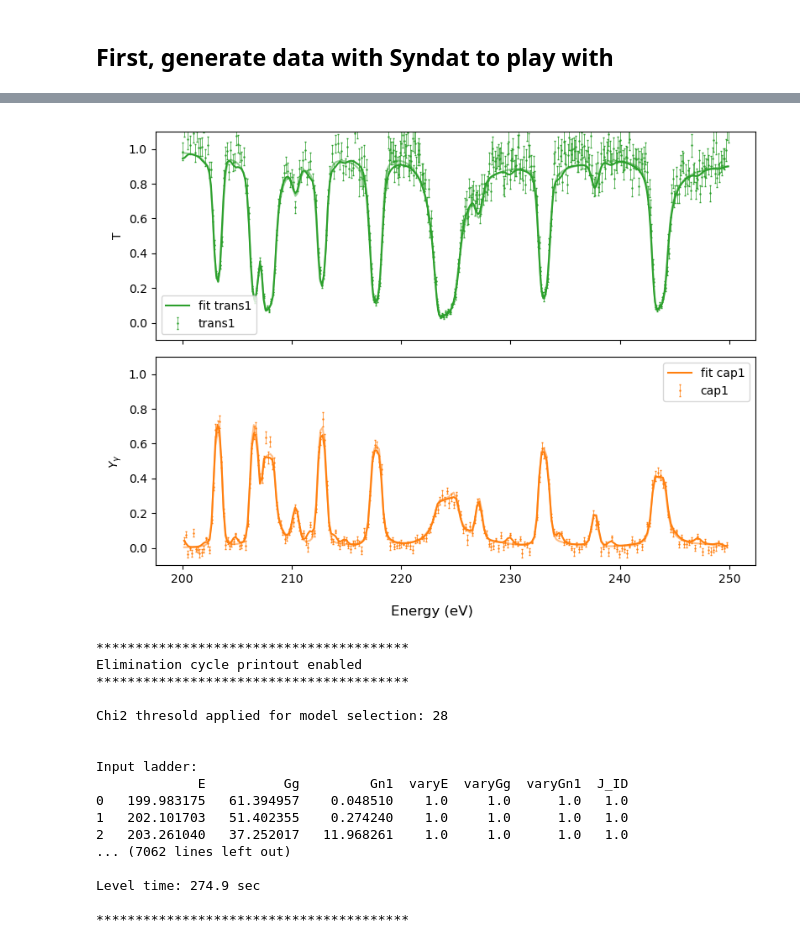
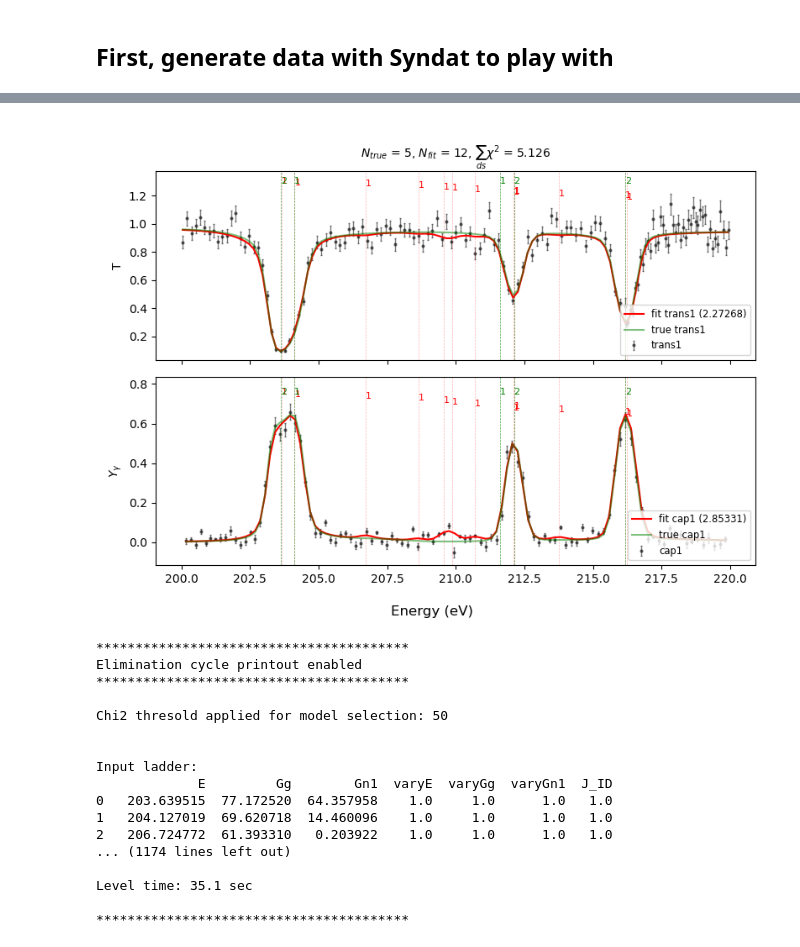
Before and after one commit to Naww137/ATARI, a Jupyter notebook: examples/AutoFit.ipynb, the cells around one changed output, grey strips where cells are left out. Drawn from its saved outputs; the diff is of its cells as text; code cells hidden in the pictures.

```diff
--- a/examples/AutoFit.ipynb
+++ b/examples/AutoFit.ipynb
@@ -192,8 +334,11 @@ sammy_rto_fit = sammy_classes.SammyRunTimeOptions('/Users/noahwalton/gitlab/samm
                                          })
 
 
-options = InitialFBOPT(Gn_threshold=1e-2,
-                       iterations=0)
+options = InitialFBOPT(Gn_threshold=1e-1,
+                       iterations=3,
+                       LevMarV0=0.05,
+                       fit_all_spin_groups=False,
+                       spin_group_keys = ['3.0'])
 autofit_initial = InitialFB(options)
 # %%
 outs = autofit_initial.fit(Ta_pair,
@@ -244,11 +373,18 @@ final_fb_output.pw_post[0]
-# %%
-fig = plot(datasets, experiments, fits=final_fb_output.pw_post, priors=[], true=datasets)
-ax = fig.get_axes()
-# ax[1].plot(final_fb_output.pw_post[0].E,np.flipud(final_fb_output.pw_post[0].theo_xs), 'k')
-
-# fig.tight_layout()
-# %% [output]
-[figure, removed]
+# %%
+fig = plot_datafits(datasets, experiments,
+    fits=final_fb_output.pw_post,
+    fits_chi2=final_fb_output.chi2n_post,
+    priors=[], priors_chi2=[],
+    true=datasets, true_chi2=[],
+    true_pars = true_ladder,
+    prior_pars = pd.DataFrame(),
+    fit_pars = final_fb_output.par_post,
+    # title: str = '',
+    show_spingroups = True,
+    fig_size = (8,6)
+)
+# %% [output]
+[figure, added]
 # %%
 import importlib
 from ATARI.AutoFit import chi2_eliminator_v2
@@ -299,22 +434,22 @@ elimi = chi2_eliminator_v2.eliminator_by_chi2(rto=sammy_rto_fit,
                                             options = elim_opts
                             )
 # %%
-hist = elimi.eliminate(ladder_df=final_fb_output.par_post)
+hist = elimi.eliminate(ladder_df=start_ladder)
 # %% [output]
 ****************************************
 Elimination cycle printout enabled
 ****************************************
 
-Chi2 thresold applied for model selection: 28
+Chi2 thresold applied for model selection: 50
 
 
 Input ladder:
-             E          Gg         Gn1  varyE  varyGg  varyGn1  J_ID
-0   199.983175   61.394957    0.048510    1.0     1.0      1.0   1.0
-1   202.101703   51.402355    0.274240    1.0     1.0      1.0   1.0
-2   203.261040   37.252017   11.968261    1.0     1.0      1.0   1.0
-... (7062 lines left out)
+             E         Gg        Gn1  varyE  varyGg  varyGn1  J_ID
+0   203.639515  77.172520  64.357958    1.0     1.0      1.0   1.0
+1   204.127019  69.620718  14.460096    1.0     1.0      1.0   1.0
+2   206.724772  61.393310   0.203922    1.0     1.0      1.0   1.0
+... (1174 lines left out)
 
-Level time: 274.9 sec
+Level time: 35.1 sec
 
 ****************************************
```
Also changed, not shown: parts of 15 cells of this notebook, 6 other files.
